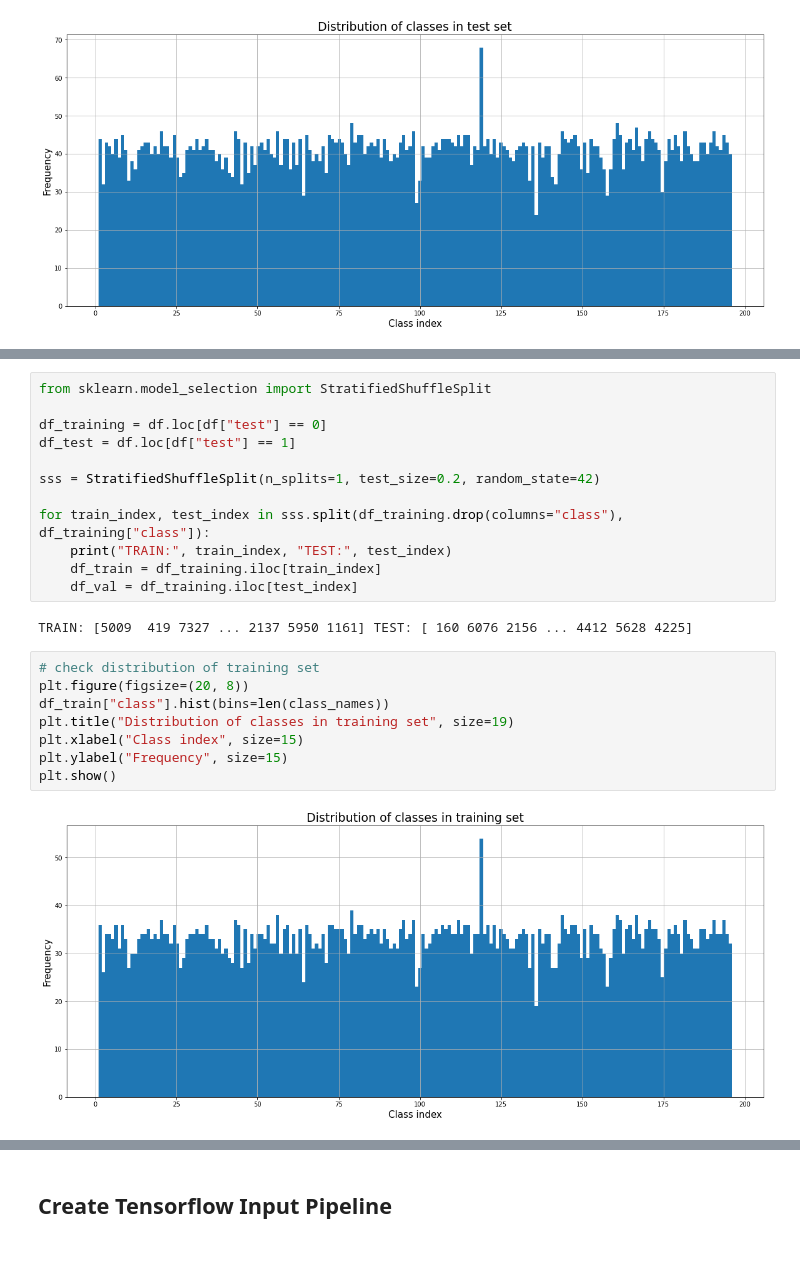
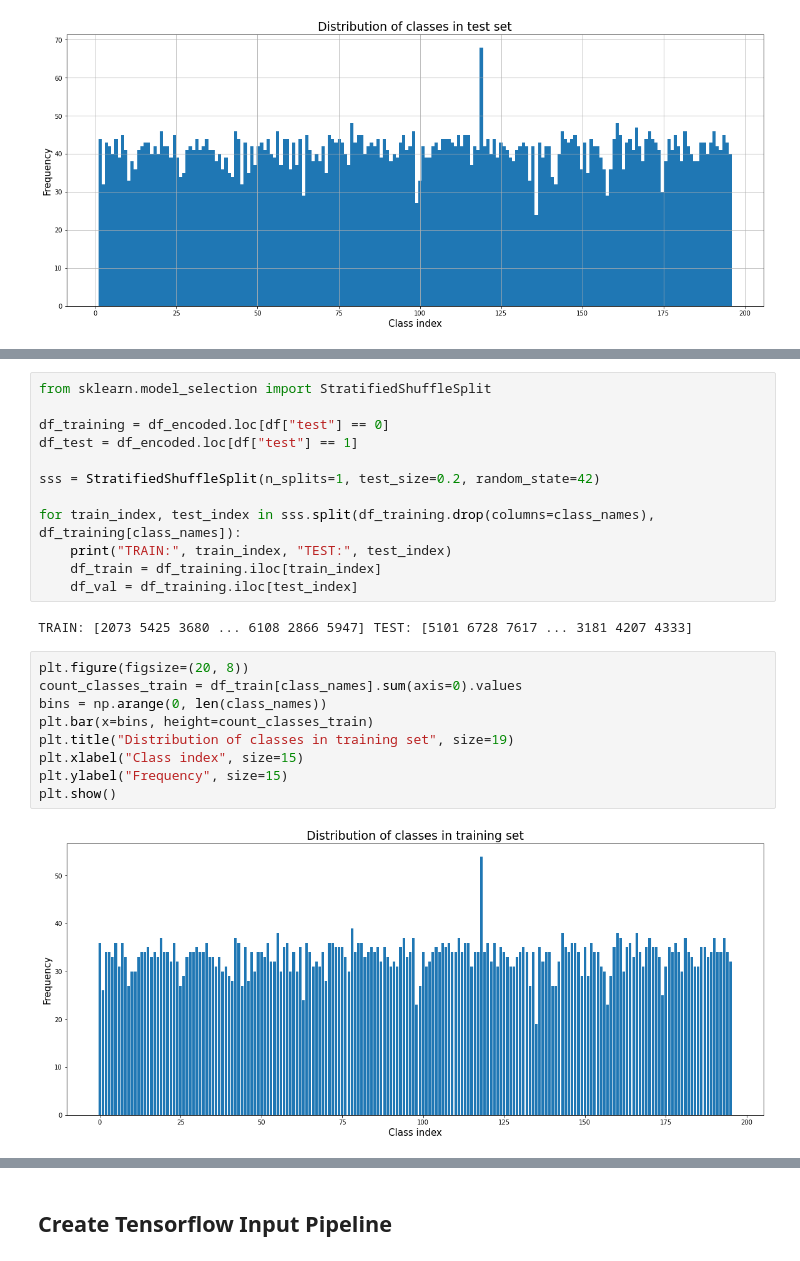
Before and after one commit to patrickbrus/IBM_Machine_Learning_Professional, a Jupyter notebook: Deep_Learning/DeepLearning_Project.ipynb, the cells around one changed output, grey strips where cells are left out. Saved outputs shown, nothing was run; the diff lists cells and outputs as text.

```diff
--- a/Deep_Learning/DeepLearning_Project.ipynb
+++ b/Deep_Learning/DeepLearning_Project.ipynb
@@ -206,25 +239,26 @@ Let's now create a training and a validation set and let's check the distributio
 # %%
 from sklearn.model_selection import StratifiedShuffleSplit
 
-df_training = df.loc[df["test"] == 0]
-df_test = df.loc[df["test"] == 1]
+df_training = df_encoded.loc[df["test"] == 0]
+df_test = df_encoded.loc[df["test"] == 1]
 
 sss = StratifiedShuffleSplit(n_splits=1, test_size=0.2, random_state=42)
 
-for train_index, test_index in sss.split(df_training.drop(columns="class"), df_training["class"]):
+for train_index, test_index in sss.split(df_training.drop(columns=class_names), df_training[class_names]):
     print("TRAIN:", train_index, "TEST:", test_index)
     df_train = df_training.iloc[train_index]
     df_val = df_training.iloc[test_index]
 # %% [output]
-TRAIN: [5009  419 7327 ... 2137 5950 1161] TEST: [ 160 6076 2156 ... 4412 5628 4225]
+TRAIN: [2073 5425 3680 ... 6108 2866 5947] TEST: [5101 6728 7617 ... 3181 4207 4333]
-# %%
-# check distribution of training set
-plt.figure(figsize=(20, 8))
-df_train["class"].hist(bins=len(class_names))
-plt.title("Distribution of classes in training set", size=19)
-plt.xlabel("Class index", size=15)
-plt.ylabel("Frequency", size=15)
-plt.show()
-# %% [output]
-[figure, removed]
+# %%
+plt.figure(figsize=(20, 8))
+count_classes_train = df_train[class_names].sum(axis=0).values
+bins = np.arange(0, len(class_names))
+plt.bar(x=bins, height=count_classes_train)
+plt.title("Distribution of classes in training set", size=19)
+plt.xlabel("Class index", size=15)
+plt.ylabel("Frequency", size=15)
+plt.show()
+# %% [output]
+[figure, added]
 # %%
```
Also changed, not shown: parts of 18 cells of this notebook.
